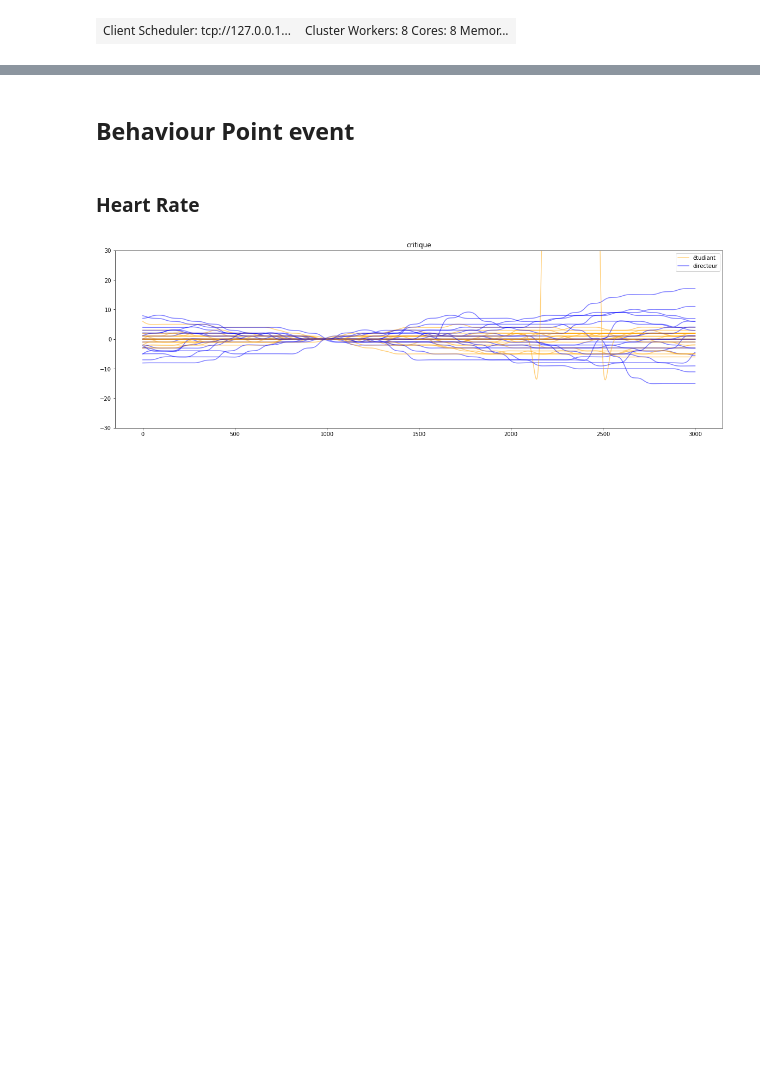
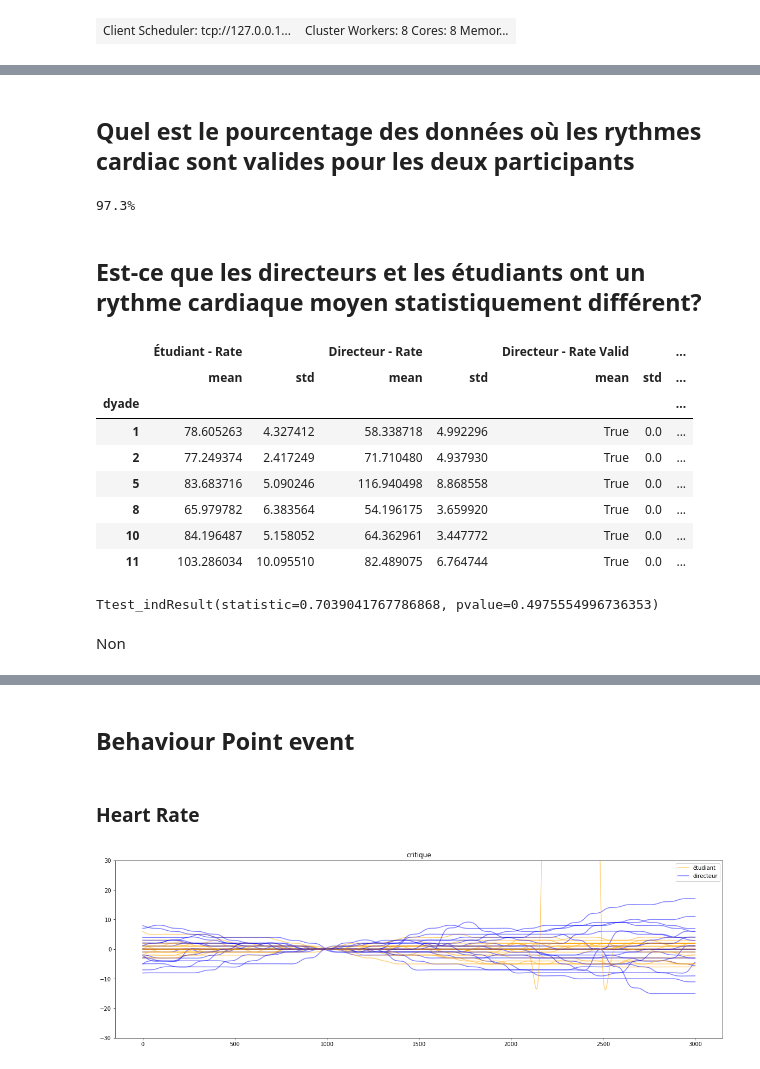
Before and after one commit to alexisfcote/EduquesStresses, a Jupyter notebook: 1-1 data exploration.ipynb, the cells around one changed output, grey strips where cells are left out. Drawn from its saved outputs; the diff is of its cells as text; code cells hidden in the pictures; blank space fills up the shorter version.

```diff
--- a/1-1 data exploration.ipynb
+++ b/1-1 data exploration.ipynb
@@ -123,0 +209,28 @@ df_all.groupby('Behavior_clean').count()/len(df_all)
+# %% [markdown]
+## Quel est le pourcentage des données où les rythmes cardiac sont valides pour les deux participants
+# %%
+print("{:0.1%}".format(len(df_all[df_all['Directeur - Rate Valid'] & df_all['Étudiant - Rate Valid']]) / len(df_all)))
+# %% [output]
+97.3%
+# %% [markdown]
+## Est-ce que les directeurs et les étudiants ont un rythme cardiaque moyen statistiquement différent?
+# %%
+df_average = df_all[df_all['Directeur - Rate Valid'] & df_all['Étudiant - Rate Valid']].groupby('dyade').agg(['mean', 'std'])
+
+df_average.loc[:, [col for col in df_average.columns.droplevel(-1) if 'Rate' in col]]
+# %% [output]
+|  | Étudiant - Rate |  | Directeur - Rate |  | Directeur - Rate Valid |  | ... |
+|  | mean | std | mean | std | mean | std | ... |
+| dyade |  |  |  |  |  |  | ... |
+| 1 | 78.605263 | 4.327412 | 58.338718 | 4.992296 | True | 0.0 | ... |
+| 2 | 77.249374 | 2.417249 | 71.710480 | 4.937930 | True | 0.0 | ... |
+| 5 | 83.683716 | 5.090246 | 116.940498 | 8.868558 | True | 0.0 | ... |
+| 8 | 65.979782 | 6.383564 | 54.196175 | 3.659920 | True | 0.0 | ... |
+| 10 | 84.196487 | 5.158052 | 64.362961 | 3.447772 | True | 0.0 | ... |
+| 11 | 103.286034 | 10.095510 | 82.489075 | 6.764744 | True | 0.0 | ... |
+# %%
+scipy.stats.ttest_ind(df_average['Étudiant - Rate']['mean'], df_average['Directeur - Rate']['mean'])
+# %% [output]
+Ttest_indResult(statistic=0.7039041767786868, pvalue=0.4975554996736353)
+# %% [markdown]
+Non
```
Also changed, not shown: parts of 60 cells of this notebook, 2 other files.
